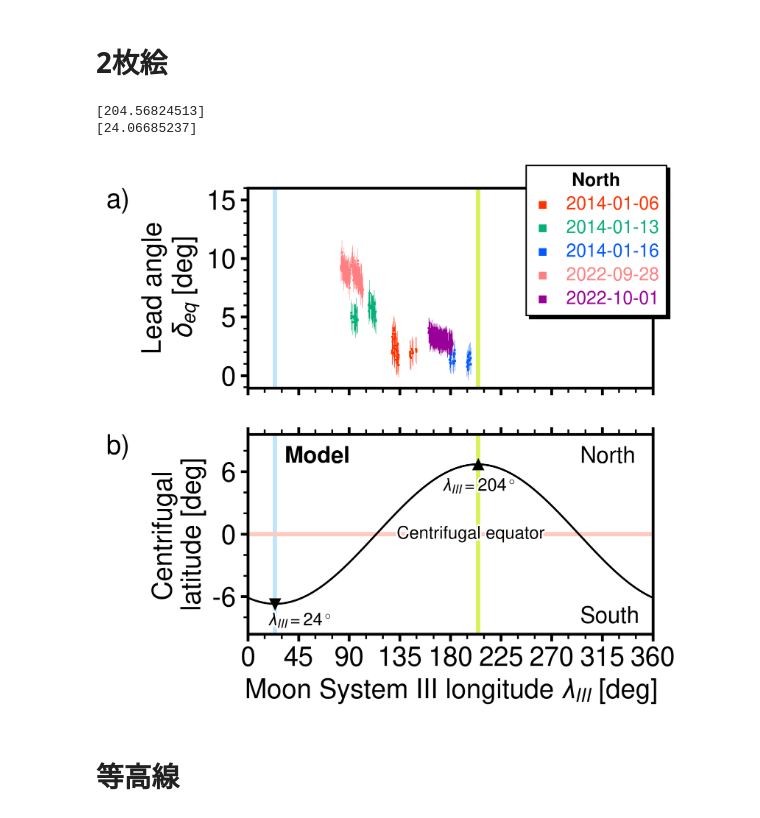
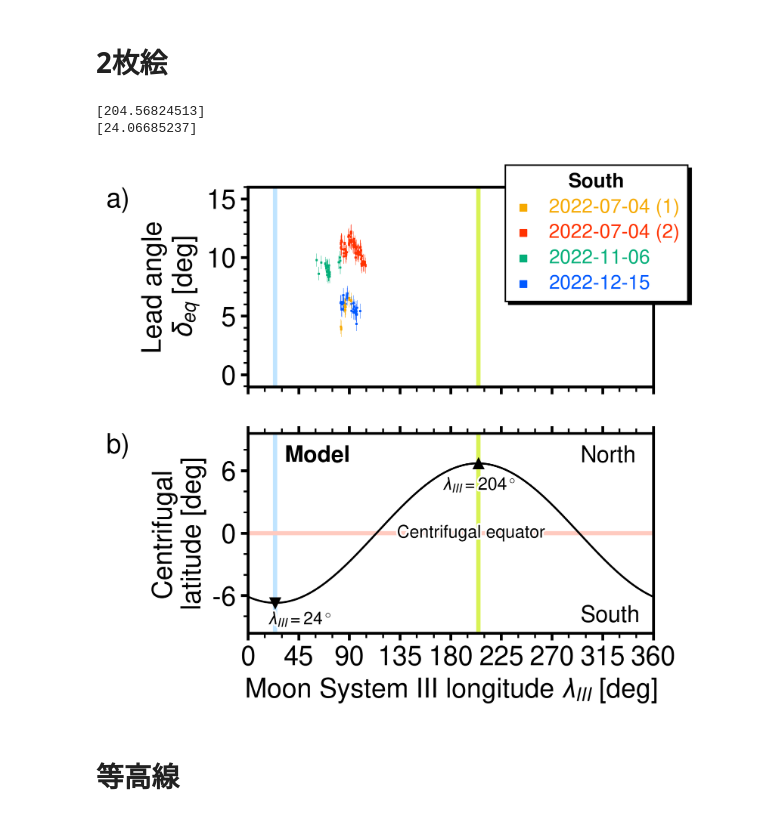
Before and after one commit to ShinnosukeSatoh/HST_Jupiter_footprints_dms, a Jupyter notebook: Leadangle_fitplot3.ipynb, the cells around one changed output. Drawn from its saved outputs; the diff is of its cells as text; code cells hidden in the pictures.

```diff
--- a/Leadangle_fitplot3.ipynb
+++ b/Leadangle_fitplot3.ipynb
@@ -647,6 +647,8 @@ for i in [0,1]:
     ax[i].set_yticklabels(np.arange(0, 16, 5))
     ax[i].yaxis.set_minor_locator(AutoMinorLocator(5))  # minor ticks
 
+
+"""
 # North - 2014
 cud4_14 = [cud4[0], cud4[2], cud4[3]]
 doyname = ['2014-01-06', '2014-01-13', '2014-01-16']
@@ -695,20 +697,30 @@ i = 0
 for leg1text in legend1.get_texts():
     leg1text.set_color((cud4_14+cud4_22)[i])
     i += 1
+"""
 
-"""
+
 # South - 2022
-cud4_22 = [cud4[0], cud4[2], cud4[3]]
-doyname = ['2022-07-04', '2022-11-06', '2022-12-15']
+cud4_22 = [cud4[6], cud4[0], cud4[2], cud4[3]]
+doyname = ['2022-07-04 (1)', '2022-07-04 (2)', '2022-11-06', '2022-12-15']
 la_err = np.array([0.6379928352107, 0.56611511426765, 0.6325058969635])
+# MAW DOY 185
+data_arr = np.loadtxt('data/red3_leadangle/EUROPA/2022/185_v09_MAW_R2_eq.txt')
+moons30_arr = data_arr[0,:]   # moon s3 longitude [deg]
+eq_leadangle = data_arr[1,:]   # lead angle [deg]
+ax[0].scatter(moons30_arr, eq_leadangle, marker=',', s=0.9, c=cud4_22[0],
+                label=str(doyname[0]), linewidths=0.7, zorder=1.7)
+ax[0].errorbar(moons30_arr, eq_leadangle, yerr=la_err[0]*np.ones(moons30_arr.shape),
+                linestyle='none', ecolor=cud4_22[0], elinewidth=0.22, marker='none', zorder=1.7)
+# OTHER SPOTS
 for i in range(len(south_doy)):
     data_arr = np.loadtxt('data/red3_leadangle/EUROPA/20'+south_doy[i]+'R_eq.txt')
     moons30_arr = data_arr[0,:]   # moon s3 longitude [deg]
     eq_leadangle = data_arr[1,:]   # lead angle [deg]
-    ax[0].scatter(moons30_arr, eq_leadangle, marker=',', s=0.9, c=cud4_22[i],
-                  label=str(doyname[i]), linewidths=0.7, zorder=1)
+    ax[0].scatter(moons30_arr, eq_leadangle, marker=',', s=0.9, c=cud4_22[i+1],
+                  label=str(doyname[i+1]), linewidths=0.7, zorder=1)
     ax[0].errorbar(moons30_arr, eq_leadangle, yerr=la_err[i]*np.ones(moons30_arr.shape),
-                   linestyle='none', ecolor=cud4_22[i], elinewidth=0.22, marker='none', zorder=1.5)
+                   linestyle='none', ecolor=cud4_22[i+1], elinewidth=0.22, marker='none', zorder=1.5)
 ax[0].axvline(np.degrees(S3wlon[np.where(lat_cent==np.max(lat_cent))]), color=cud4bs[2], linewidth=3, zorder=1)
 ax[0].axvline(np.degrees(S3wlon[np.where(lat_cent==np.min(lat_cent))]), color=cud4bs[3], linewidth=3, zorder=1)
 
@@ -731,7 +743,10 @@ i = 0
 for leg1text in legend1.get_texts():
     leg1text.set_color(cud4_22[i])
     i += 1
-"""
+
+
+
+
 print(np.degrees(S3wlon[np.where(lat_cent==np.max(lat_cent))]))
 print(np.degrees(S3wlon[np.where(lat_cent==np.min(lat_cent))]))
 
@@ -775,34 +790,34 @@ ax[1].text(0.55, 0.5,
            'Centrifugal equator',
            color='k',
            horizontalalignment='center',
            verticalalignment='center',
            transform=ax[1].transAxes,
            fontsize=fsize*0.65,
            path_effects=[pe.withStroke(linewidth=2.5, foreground='white')])
 ax[1].text(0.57, 0.74,
            r'$\lambda_{III} = 204^\circ$',
            color='k',
            horizontalalignment='center',
            verticalalignment='center',
            transform=ax[1].transAxes,
            fontsize=fsize*0.65,
            path_effects=[pe.withStroke(linewidth=2.5, foreground='white')])
 ax[1].text(0.05, 0.067,
            r'$\lambda_{III} = 24^\circ$',
            color='k',
            horizontalalignment='left',
            verticalalignment='center',
            transform=ax[1].transAxes,
            fontsize=fsize*0.65,
            path_effects=[pe.withStroke(linewidth=2.5, foreground='white')])
 
 ax[1].set_xlabel("Moon System III longitude $\\lambda_{III}$ [deg]", fontsize=fsize)
 
 plt.show()
 # %% [output]
 [204.56824513]
 [24.06685237]
-[figure, old version]
+[figure, new version]
 # %% [markdown]
 # 等高線
 # %%
```
Also changed, not shown: 10 other files.
